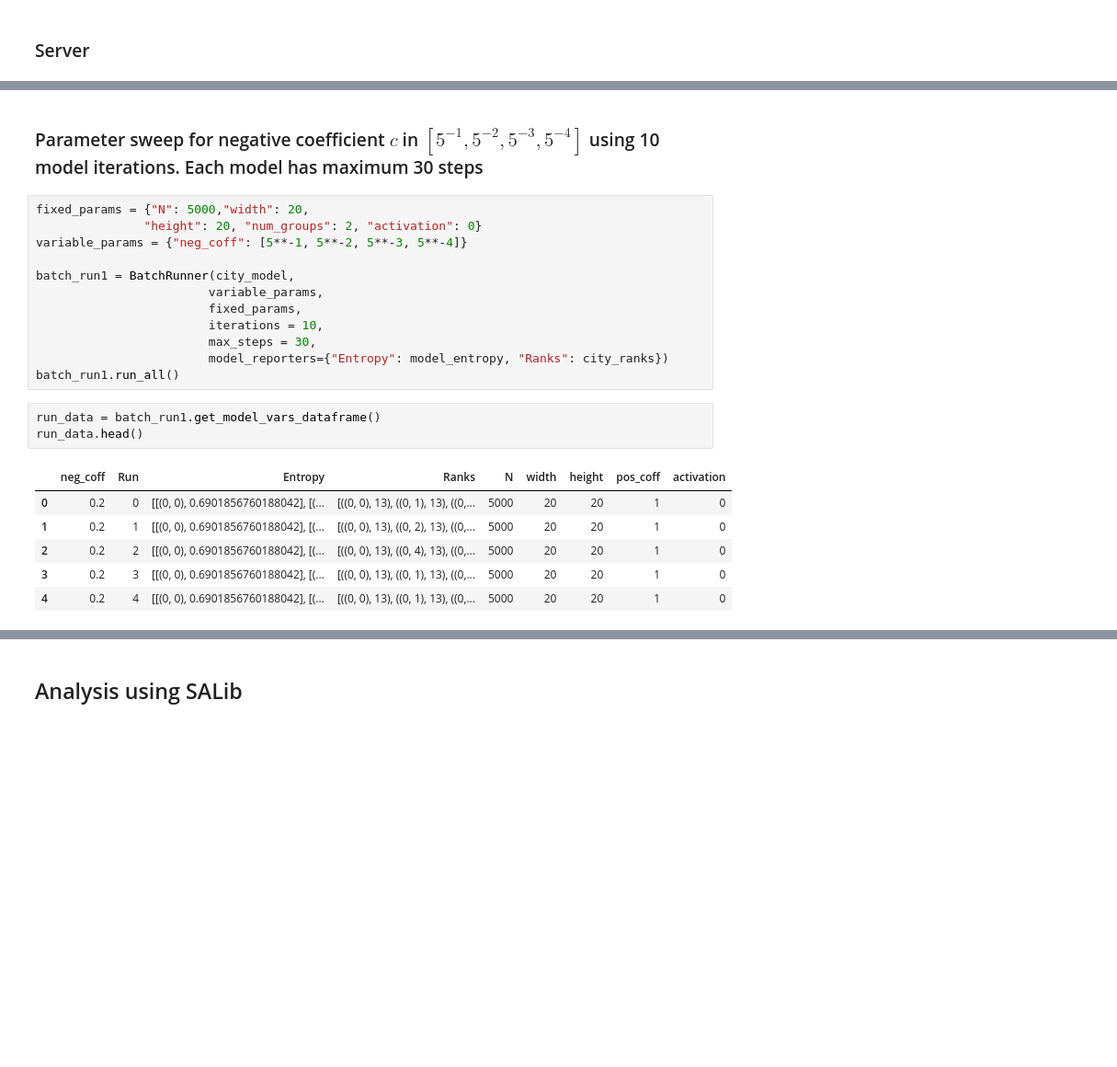
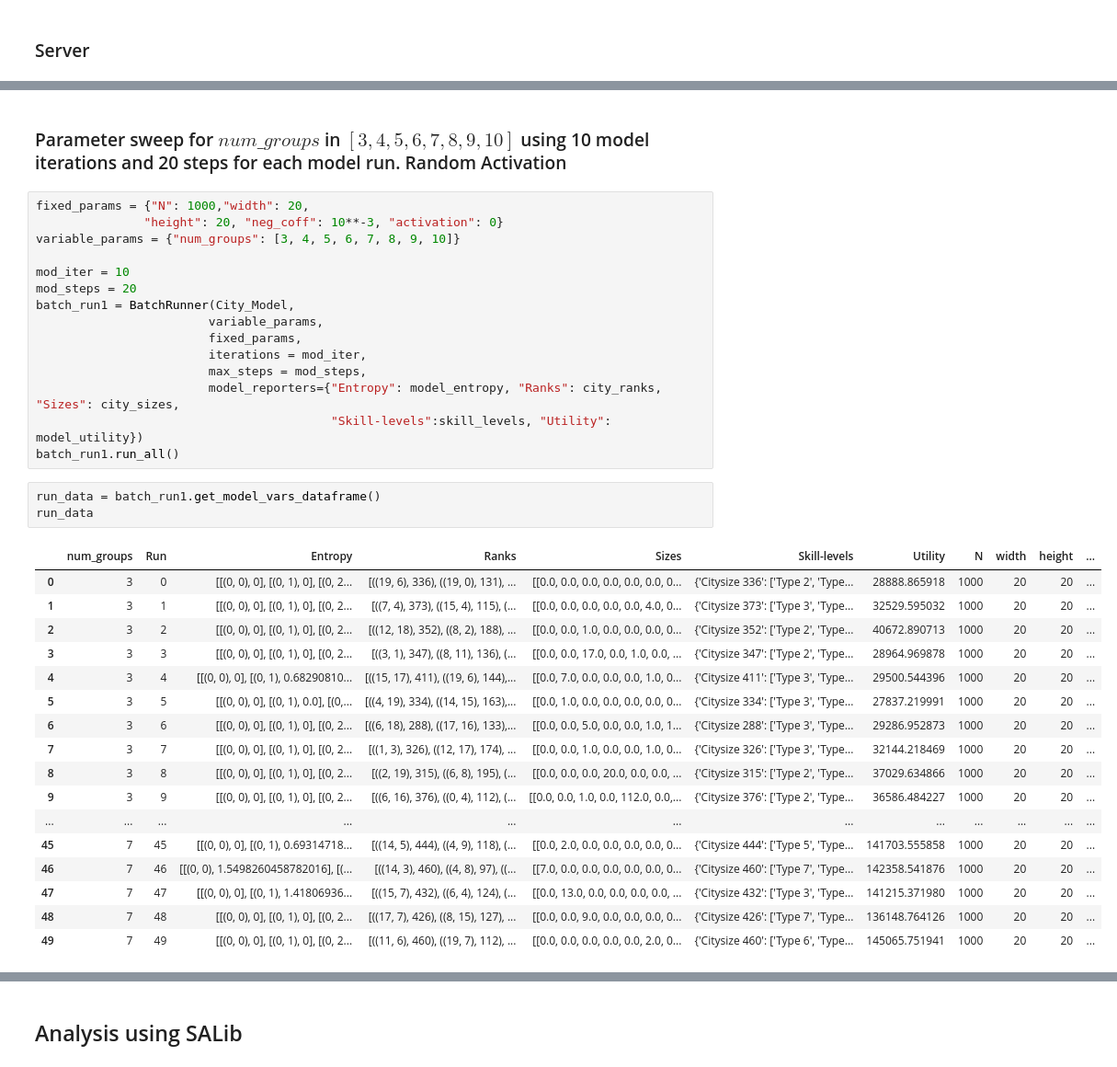
Before and after one commit to kamleshsahoo/CityFormation-ABM, a Jupyter notebook: EvolutionaryCity.ipynb, the cells around one changed output, grey strips where cells are left out. Shown: that part at 92% size. Cells and saved outputs as stored; diff of their text form; blank space fills up the shorter version.

```diff
--- a/EvolutionaryCity.ipynb
+++ b/EvolutionaryCity.ipynb
@@ -509,24 +553,38 @@ OSError: [WinError 10048] Only one usage of each socket address (protocol/networ
-# %% [markdown]
-### Parameter sweep for negative coefficient $c$ in $[5^{-1},5^{-2},5^{-3},5^{-4}]$ using 10 model iterations. Each model has maximum 30 steps
+# %% [markdown]
+### Parameter sweep for $num\text{_}groups$ in $[3,4,5,6,7,8,9,10]$ using 10 model iterations and 20 steps for each model run. Random Activation
 # %%
-fixed_params = {"N": 5000,"width": 20,
-               "height": 20, "num_groups": 2, "activation": 0}
-variable_params = {"neg_coff": [5**-1, 5**-2, 5**-3, 5**-4]}
+fixed_params = {"N": 1000,"width": 20,
+               "height": 20, "neg_coff": 10**-3, "activation": 0}
+variable_params = {"num_groups": [3, 4, 5, 6, 7, 8, 9, 10]}
 
-batch_run1 = BatchRunner(city_model,
+mod_iter = 10
+mod_steps = 20
+batch_run1 = BatchRunner(City_Model,
                         variable_params,
                         fixed_params,
-                        iterations = 10,
-                        max_steps = 30,
-                        model_reporters={"Entropy": model_entropy, "Ranks": city_ranks})
+                        iterations = mod_iter,
+                        max_steps = mod_steps,
+                        model_reporters={"Entropy": model_entropy, "Ranks": city_ranks, "Sizes": city_sizes,
+                                         "Skill-levels":skill_levels, "Utility": model_utility})
 batch_run1.run_all()
 # %%
 run_data = batch_run1.get_model_vars_dataframe()
-run_data.head()
+run_data
 # %% [output]
-|  | neg_coff | Run | Entropy | Ranks | N | width | height | pos_coff | activation |
-| 0 | 0.2 | 0 | [[(0, 0), 0.6901856760188042], [(... | [((0, 0), 13), ((0, 1), 13), ((0,... | 5000 | 20 | 20 | 1 | 0 |
-| 1 | 0.2 | 1 | [[(0, 0), 0.6901856760188042], [(... | [((0, 0), 13), ((0, 2), 13), ((0,... | 5000 | 20 | 20 | 1 | 0 |
-| 2 | 0.2 | 2 | [[(0, 0), 0.6901856760188042], [(... | [((0, 0), 13), ((0, 4), 13), ((0,... | 5000 | 20 | 20 | 1 | 0 |
-| 3 | 0.2 | 3 | [[(0, 0), 0.6901856760188042], [(... | [((0, 0), 13), ((0, 1), 13), ((0,... | 5000 | 20 | 20 | 1 | 0 |
-| 4 | 0.2 | 4 | [[(0, 0), 0.6901856760188042], [(... | [((0, 0), 13), ((0, 1), 13), ((0,... | 5000 | 20 | 20 | 1 | 0 |
+|  | num_groups | Run | Entropy | Ranks | Sizes | Skill-levels | Utility | N | width | height | ... |
+| 0 | 3 | 0 | [[(0, 0), 0], [(0, 1), 0], [(0, 2... | [((19, 6), 336), ((19, 0), 131), ... | [[0.0, 0.0, 0.0, 0.0, 0.0, 0.0, 0... | {'Citysize 336': ['Type 2', 'Type... | 28888.865918 | 1000 | 20 | 20 | ... |
+| 1 | 3 | 1 | [[(0, 0), 0], [(0, 1), 0], [(0, 2... | [((7, 4), 373), ((15, 4), 115), (... | [[0.0, 0.0, 0.0, 0.0, 0.0, 4.0, 0... | {'Citysize 373': ['Type 3', 'Type... | 32529.595032 | 1000 | 20 | 20 | ... |
+| 2 | 3 | 2 | [[(0, 0), 0], [(0, 1), 0], [(0, 2... | [((12, 18), 352), ((8, 2), 188), ... | [[0.0, 0.0, 1.0, 0.0, 0.0, 0.0, 0... | {'Citysize 352': ['Type 2', 'Type... | 40672.890713 | 1000 | 20 | 20 | ... |
+| 3 | 3 | 3 | [[(0, 0), 0], [(0, 1), 0], [(0, 2... | [((3, 1), 347), ((8, 11), 136), (... | [[0.0, 0.0, 17.0, 0.0, 1.0, 0.0, ... | {'Citysize 347': ['Type 2', 'Type... | 28964.969878 | 1000 | 20 | 20 | ... |
+| 4 | 3 | 4 | [[(0, 0), 0], [(0, 1), 0.68290810... | [((15, 17), 411), ((19, 6), 144),... | [[0.0, 7.0, 0.0, 0.0, 0.0, 1.0, 0... | {'Citysize 411': ['Type 3', 'Type... | 29500.544396 | 1000 | 20 | 20 | ... |
+| 5 | 3 | 5 | [[(0, 0), 0], [(0, 1), 0.0], [(0,... | [((4, 19), 334), ((14, 15), 163),... | [[0.0, 1.0, 0.0, 0.0, 0.0, 0.0, 0... | {'Citysize 334': ['Type 3', 'Type... | 27837.219991 | 1000 | 20 | 20 | ... |
+| 6 | 3 | 6 | [[(0, 0), 0], [(0, 1), 0], [(0, 2... | [((6, 18), 288), ((17, 16), 133),... | [[0.0, 0.0, 5.0, 0.0, 0.0, 1.0, 1... | {'Citysize 288': ['Type 3', 'Type... | 29286.952873 | 1000 | 20 | 20 | ... |
+| 7 | 3 | 7 | [[(0, 0), 0], [(0, 1), 0], [(0, 2... | [((1, 3), 326), ((12, 17), 174), ... | [[0.0, 0.0, 1.0, 0.0, 0.0, 1.0, 0... | {'Citysize 326': ['Type 3', 'Type... | 32144.218469 | 1000 | 20 | 20 | ... |
+| 8 | 3 | 8 | [[(0, 0), 0], [(0, 1), 0], [(0, 2... | [((2, 19), 315), ((6, 8), 195), (... | [[0.0, 0.0, 0.0, 20.0, 0.0, 0.0, ... | {'Citysize 315': ['Type 2', 'Type... | 37029.634866 | 1000 | 20 | 20 | ... |
+| 9 | 3 | 9 | [[(0, 0), 0], [(0, 1), 0], [(0, 2... | [((6, 16), 376), ((0, 4), 112), (... | [[0.0, 0.0, 1.0, 0.0, 112.0, 0.0,... | {'Citysize 376': ['Type 2', 'Type... | 36586.484227 | 1000 | 20 | 20 | ... |
+| ... | ... | ... | ... | ... | ... | ... | ... | ... | ... | ... | ... |
+| 45 | 7 | 45 | [[(0, 0), 0], [(0, 1), 0.69314718... | [((14, 5), 444), ((4, 9), 118), (... | [[0.0, 2.0, 0.0, 0.0, 0.0, 0.0, 0... | {'Citysize 444': ['Type 5', 'Type... | 141703.555858 | 1000 | 20 | 20 | ... |
+| 46 | 7 | 46 | [[(0, 0), 1.5498260458782016], [(... | [((14, 3), 460), ((4, 8), 97), ((... | [[7.0, 0.0, 0.0, 0.0, 0.0, 0.0, 0... | {'Citysize 460': ['Type 7', 'Type... | 142358.541876 | 1000 | 20 | 20 | ... |
+| 47 | 7 | 47 | [[(0, 0), 0], [(0, 1), 1.41806936... | [((15, 7), 432), ((6, 4), 124), (... | [[0.0, 13.0, 0.0, 0.0, 0.0, 0.0, ... | {'Citysize 432': ['Type 3', 'Type... | 141215.371980 | 1000 | 20 | 20 | ... |
+| 48 | 7 | 48 | [[(0, 0), 0], [(0, 1), 0], [(0, 2... | [((17, 7), 426), ((8, 15), 127), ... | [[0.0, 0.0, 9.0, 0.0, 0.0, 0.0, 0... | {'Citysize 426': ['Type 7', 'Type... | 136148.764126 | 1000 | 20 | 20 | ... |
+| 49 | 7 | 49 | [[(0, 0), 0], [(0, 1), 0], [(0, 2... | [((11, 6), 460), ((19, 7), 112), ... | [[0.0, 0.0, 0.0, 0.0, 0.0, 2.0, 0... | {'Citysize 460': ['Type 6', 'Type... | 145065.751941 | 1000 | 20 | 20 | ... |
```
Also changed, not shown: parts of 19 cells of this notebook.
